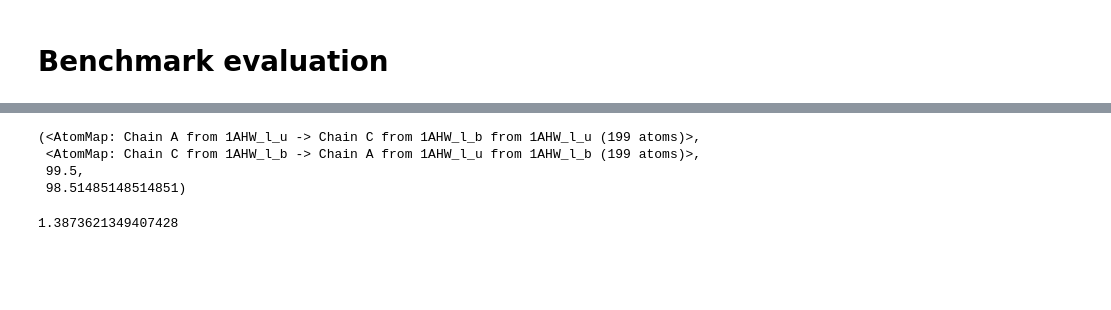
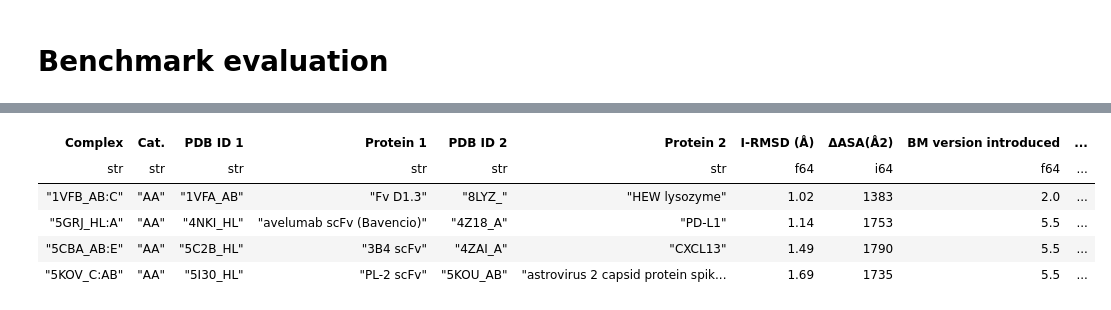
Before and after one commit to antonkulaga/antibody-mm, a Jupyter notebook: notebooks/metrics.ipynb, the cells around one changed output, grey strips where cells are left out. Drawn from its saved outputs; the diff is of its cells as text; code cells hidden in the pictures; blank space fills up the shorter version.

```diff
--- a/notebooks/metrics.ipynb
+++ b/notebooks/metrics.ipynb
@@ -145,16 +191,15 @@ len(bound_receptors.to_list())
+# %%
+fvs = antibodies.filter(antibody_col.str.contains("Fv"))
+fvs
+# %% [output]
+| Complex | Cat. | PDB ID 1 | Protein 1 | PDB ID 2 | Protein 2 | I-RMSD (Å) | ΔASA(Å2) | BM version introduced | ... |
+| str | str | str | str | str | str | f64 | i64 | f64 | ... |
+| "1VFB_AB:C" | "AA" | "1VFA_AB" | "Fv D1.3" | "8LYZ_" | "HEW lysozyme" | 1.02 | 1383 | 2.0 | ... |
+| "5GRJ_HL:A" | "AA" | "4NKI_HL" | "avelumab scFv (Bavencio)" | "4Z18_A" | "PD-L1" | 1.14 | 1753 | 5.5 | ... |
+| "5CBA_AB:E" | "AA" | "5C2B_HL" | "3B4 scFv" | "4ZAI_A" | "CXCL13" | 1.49 | 1790 | 5.5 | ... |
+| "5KOV_C:AB" | "AA" | "5I30_HL" | "PL-2 scFv" | "5KOU_AB" | "astrovirus 2 capsid protein spik... | 1.69 | 1735 | 5.5 | ... |
 # %%
 import shutil
 output = Path("/data/samples/docking/benchmarks/selected")
 for r in bound_receptors:
     shutil.copy(r, output / r.name)
-# %%
-m[0]
-# %% [output]
-(<AtomMap: Chain A from 1AHW_l_u -> Chain C from 1AHW_l_b from 1AHW_l_u (199 atoms)>,
- <AtomMap: Chain C from 1AHW_l_b -> Chain A from 1AHW_l_u from 1AHW_l_b (199 atoms)>,
- 99.5,
- 98.51485148514851)
-# %%
-calcRMSD(m[0][0], m[0][1])
-# %% [output]
-1.3873621349407428
```
Also changed, not shown: parts of 17 cells of this notebook, 5 other files.
